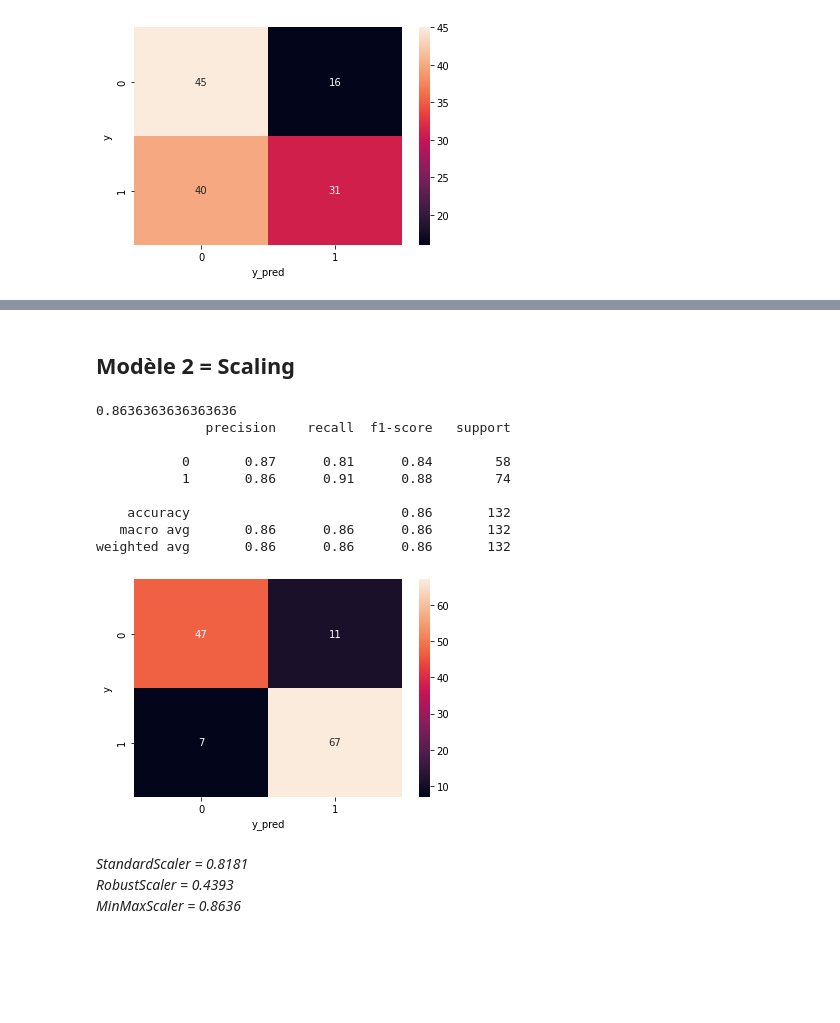
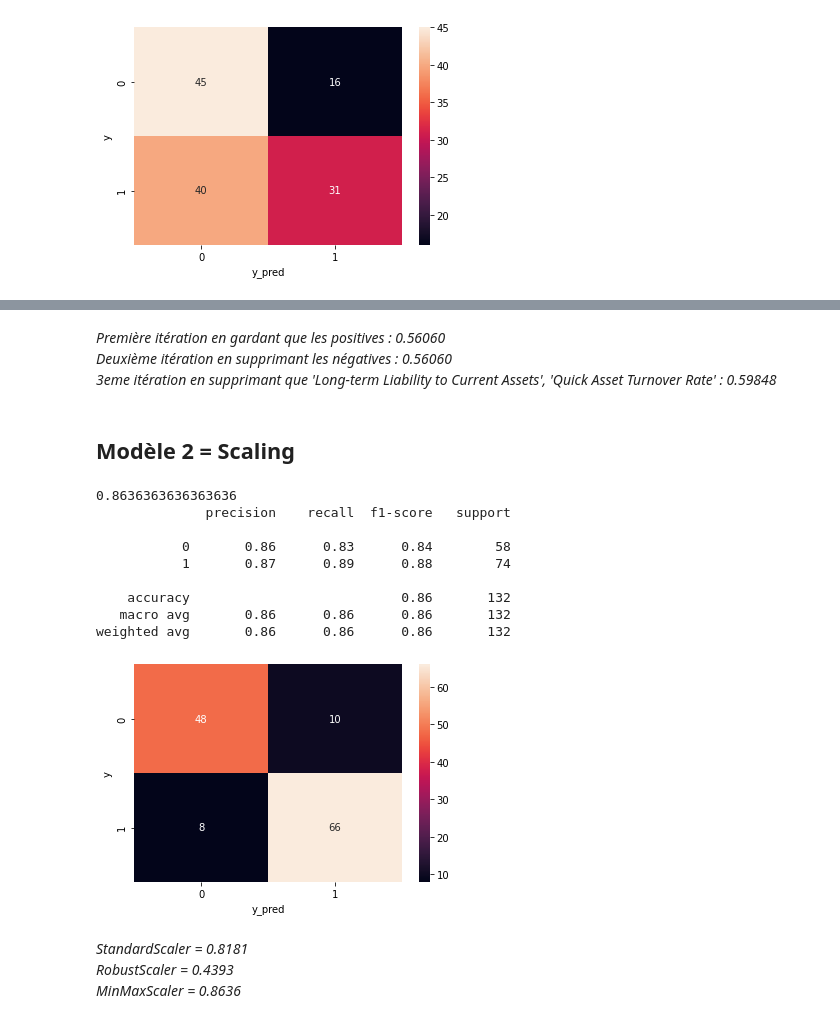
Before and after one commit to Clmntc/faillites_entreprises, a Jupyter notebook: Notebook_EDA.ipynb, the cells around one changed output, grey strips where cells are left out. Saved outputs shown, nothing was run; the diff lists cells and outputs as text; code cells hidden in the pictures; blank space fills up the shorter version.

```diff
--- a/Notebook_EDA.ipynb
+++ b/Notebook_EDA.ipynb
@@ -407,3 +579,7 @@ weighted avg       0.60      0.58      0.57       132
+# %% [markdown]
+_Première itération en gardant que les positives : 0.56060
+Deuxième itération en supprimant les négatives : 0.56060
+3eme itération en supprimant que 'Long-term Liability to Current Assets', 'Quick Asset Turnover Rate' : 0.59848_
 # %% [markdown]
 ## Modèle 2 = Scaling
 # %%
@@ -426,7 +602,7 @@ df = df.drop(['Current Liability to Liability', 'Liability to Equity', 'Current
              'ROA(C) before interest and depreciation before interest', 'ROA(A) before interest and % after tax',
              'ROA(B) before interest and depreciation after tax', 'Operating Gross Margin', 'Realized Sales Gross Margin',
              'Gross Profit to Sales', 'Net Value Per Share (B)' , 'Net Value Per Share (A)',
-             'Net Value Per Share (C)','Net Income Flag'], axis=1)
+             'Net Value Per Share (C)','Net Income Flag', 'Long-term Liability to Current Assets', 'Quick Asset Turnover Rate'], axis=1)
 
 df5 = df[(df['Bankrupt?'] == 0)]
 df5 = df.sample(n=220,random_state=1)
@@ -446,36 +622,36 @@ LR_pipe = Pipeline([
 X = df_model3.drop(['Bankrupt?'], axis=1)
 y = df_model3['Bankrupt?']
 
 X_train, X_test, y_train, y_test = train_test_split(X, y, test_size=.3, random_state=1)
 
 
 LR_pipe_trained = LR_pipe.fit(X_train,y_train)
 
 y_pred = LR_pipe_trained.predict(X_test)
 
 
 print(LR_pipe_trained.score(X_test,y_test))
 print(classification_report(y_test, y_pred))
 
 def plot_confusion_matrix(y, y_pred):
      cm = confusion_matrix(y, y_pred)
      sns.heatmap(cm, annot=True, fmt=".0f")
      plt.xlabel('y_pred')
      plt.ylabel('y')
      plt.show()
 
 plot_confusion_matrix(y_test, y_pred)
 # %% [output]
 0.8636363636363636
               precision    recall  f1-score   support
 
-           0       0.87      0.81      0.84        58
-           1       0.86      0.91      0.88        74
+           0       0.86      0.83      0.84        58
+           1       0.87      0.89      0.88        74
 
     accuracy                           0.86       132
    macro avg       0.86      0.86      0.86       132
 weighted avg       0.86      0.86      0.86       132
-[figure, old version]
+[figure, new version]
 # %% [markdown]
 _StandardScaler = 0.8181
 RobustScaler = 0.4393
```
Also changed, not shown: parts of 51 cells of this notebook.
